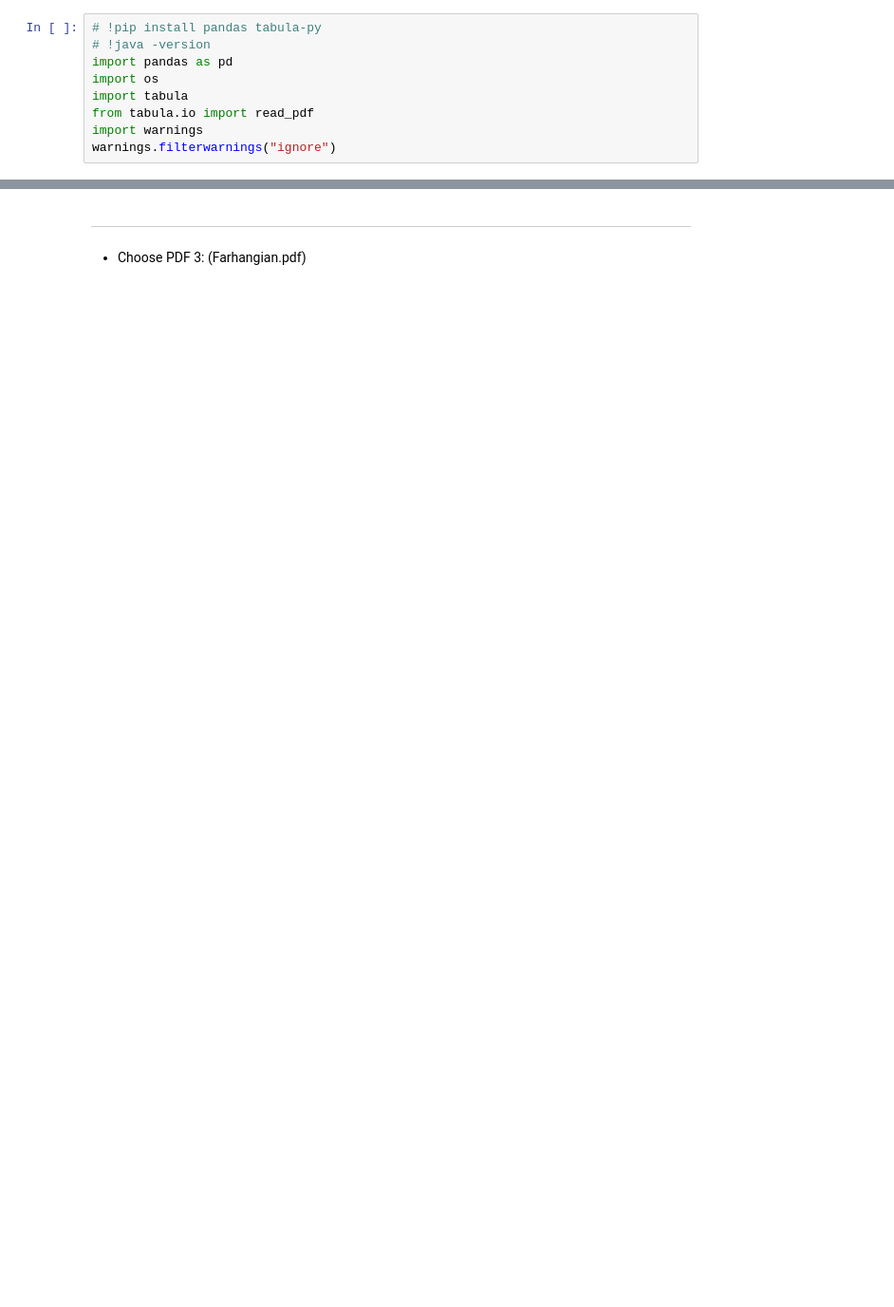
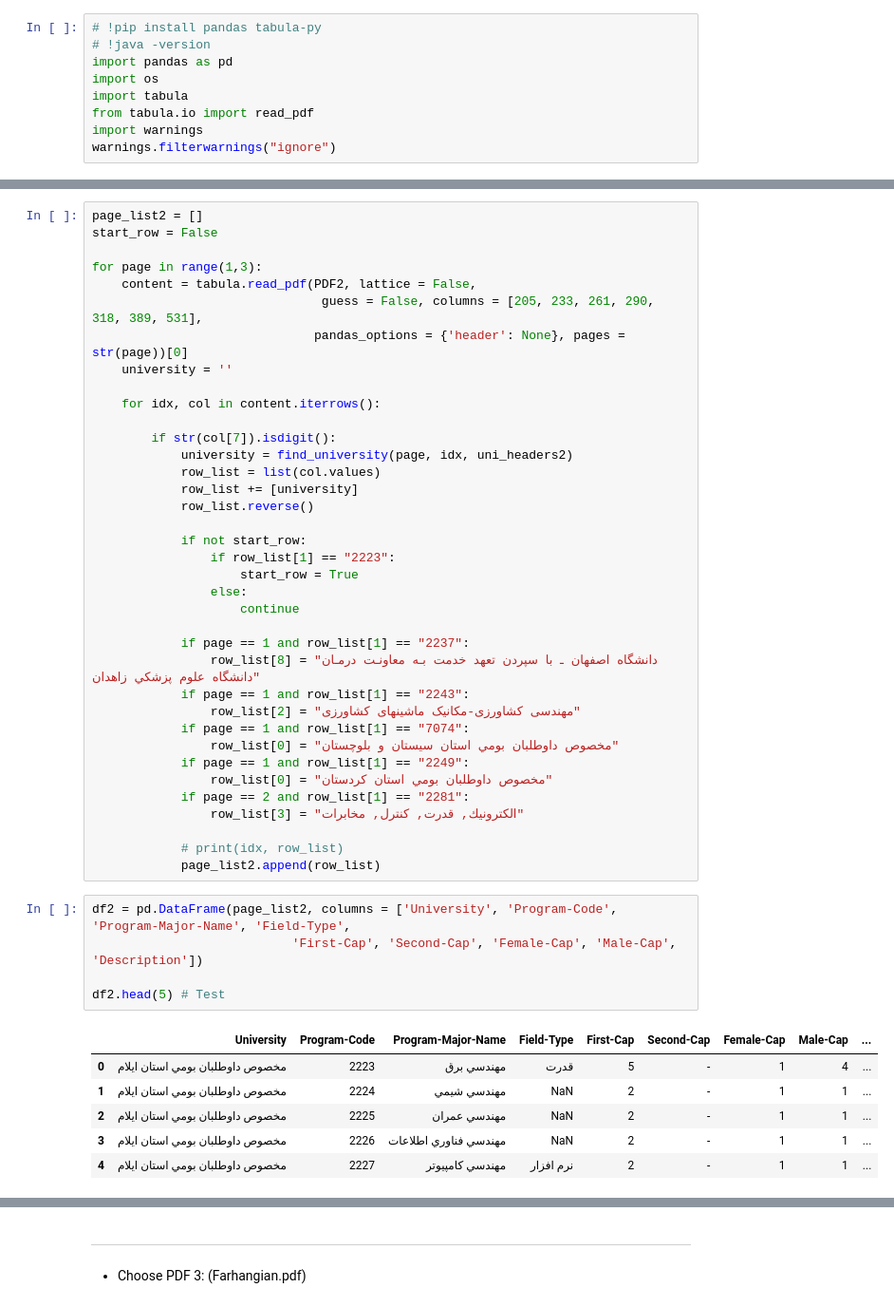
Before and after one commit to Mahan-Rezaeiii/Digitization-Document, a Jupyter notebook: 1.CODE/2.main.ipynb, the cells around one changed output, grey strips where cells are left out. Shown at 95% size. Drawn from its saved outputs; the diff is of its cells as text; blank space fills up the shorter version.

```diff
--- a/1.CODE/2.main.ipynb
+++ b/1.CODE/2.main.ipynb
@@ -148,3 +221,52 @@ uni_headers[:5]
  ((1, 47), 'مخصوص داوطلبان بومي استان چهارمحال و بختياري'),
  ((1, 53), 'مخصوص داوطلبان بومي استان سيستان و بلوچستان'),
  ((1, 67), 'مخصوص داوطلبان بومي استان كردستان')]
+# %%
+page_list2 = []
+start_row = False
+
+for page in range(1,3):
+    content = tabula.read_pdf(PDF2, lattice = False,
+                               guess = False, columns = [205, 233, 261, 290, 318, 389, 531],
+                              pandas_options = {'header': None}, pages = str(page))[0]
+    university = ''
+
+    for idx, col in content.iterrows():
+
+        if str(col[7]).isdigit():
+            university = find_university(page, idx, uni_headers2)
+            row_list = list(col.values)
+            row_list += [university]
+            row_list.reverse()
+
+            if not start_row:
+                if row_list[1] == "2223":
+                    start_row = True
+                else:
+                    continue
+
+            if page == 1 and row_list[1] == "2237":
+                row_list[8] = "دانشگاه اصفهان ـ با سپردن تعهد خدمت بـه معاونـت درمـان دانشگاه علوم پزشكي زاهدان"
+            if page == 1 and row_list[1] == "2243":
+                row_list[2] = "مهندسی کشاورزی-مکانیک ماشینهای کشاورزی"
+            if page == 1 and row_list[1] == "7074":
+                row_list[0] = "مخصوص داوطلبان بومي استان سيستان و بلوچستان"
+            if page == 1 and row_list[1] == "2249":
+                row_list[0] = "مخصوص داوطلبان بومي استان كردستان"
+            if page == 2 and row_list[1] == "2281":
+                row_list[3] = "الكترونيك, قدرت, كنترل, مخابرات"
+
+            # print(idx, row_list)
+            page_list2.append(row_list)
+# %%
+df2 = pd.DataFrame(page_list2, columns = ['University', 'Program-Code', 'Program-Major-Name', 'Field-Type',
+                           'First-Cap', 'Second-Cap', 'Female-Cap', 'Male-Cap', 'Description'])
+
+df2.head(5) # Test
+# %% [output]
+|  | University | Program-Code | Program-Major-Name | Field-Type | First-Cap | Second-Cap | Female-Cap | Male-Cap | ... |
+| 0 | مخصوص داوطلبان بومي استان ايلام | 2223 | مهندسي برق | قدرت | 5 | - | 1 | 4 | ... |
+| 1 | مخصوص داوطلبان بومي استان ايلام | 2224 | مهندسي شيمي | NaN | 2 | - | 1 | 1 | ... |
+| 2 | مخصوص داوطلبان بومي استان ايلام | 2225 | مهندسي عمران | NaN | 2 | - | 1 | 1 | ... |
+| 3 | مخصوص داوطلبان بومي استان ايلام | 2226 | مهندسي فناوري اطلاعات | NaN | 2 | - | 1 | 1 | ... |
+| 4 | مخصوص داوطلبان بومي استان ايلام | 2227 | مهندسي كامپيوتر | نرم افزار | 2 | - | 1 | 1 | ... |
```
Also changed, not shown: parts of 28 cells of this notebook, 5 other files.
